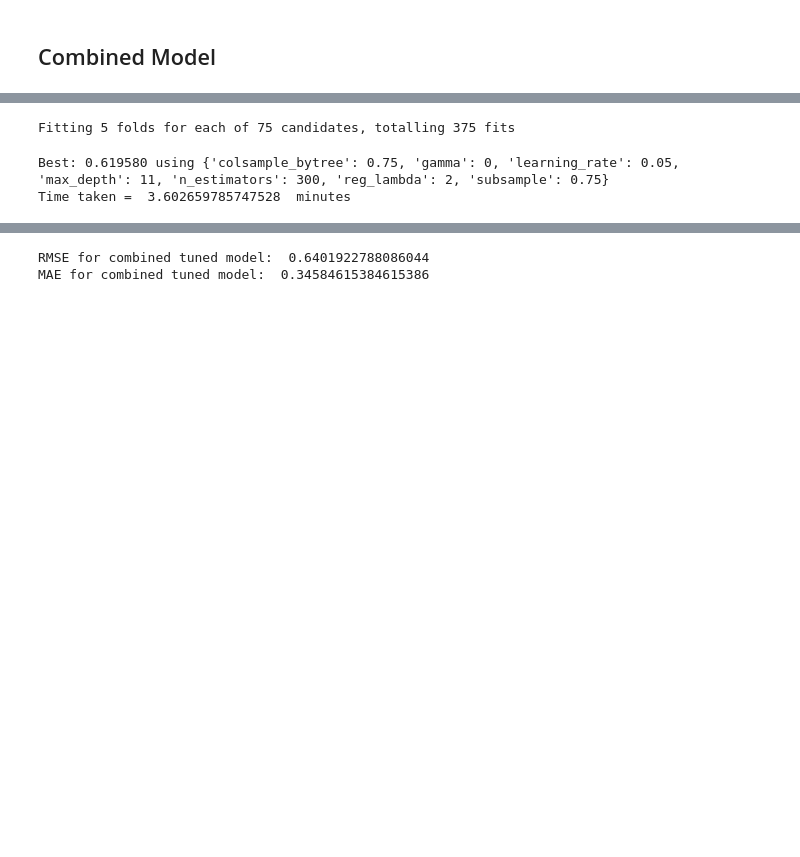
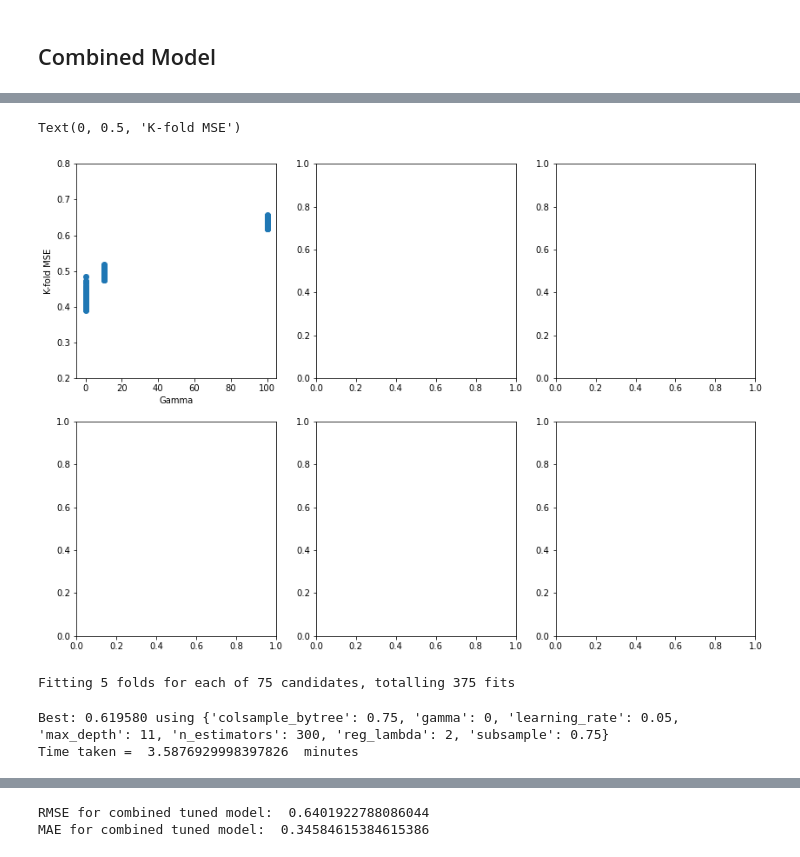
Before and after one commit to cndywu/TheYelpers2, a Jupyter notebook: keaton_model.ipynb, the cells around one changed output, grey strips where cells are left out. Drawn from its saved outputs; the diff is of its cells as text; code cells hidden in the pictures; blank space fills up the shorter version.

```diff
--- a/keaton_model.ipynb
+++ b/keaton_model.ipynb
@@ -253,3 +292,13 @@ Time taken =  5.302819335460663  minutes
+# %%
+fig, axes = plt.subplots(2,3,figsize=(14,10))
+plt.subplots_adjust(wspace=0.2)
+axes[0,0].plot(cv_results_coarse.param_gamma, -cv_results_coarse.mean_test_score, 'o')
+axes[0,0].set_ylim([0.2, 0.8])
+axes[0,0].set_xlabel('Gamma')
+axes[0,0].set_ylabel('K-fold MSE')
+# %% [output]
+Text(0, 0.5, 'K-fold MSE')
+[figure, added]
 # %%
 start_time = time.time()
 param_grid = {'max_depth': [8,9,10,11,12],
@@ -267,11 +316,11 @@ grid_search = GridSearchCV(estimator=xgb.XGBRegressor(random_state=1),
                              n_jobs=-1,
                              cv = cv,
                           scoring = 'neg_mean_squared_error')
-grid_result = grid_search.fit(combined_train_x, combined_train_y)
+grid_result_fine = grid_search.fit(combined_train_x, combined_train_y)
 
-print("Best: %f using %s" % (np.sqrt(-grid_result.best_score_), grid_result.best_params_))
+print("Best: %f using %s" % (np.sqrt(-grid_result_fine.best_score_), grid_result_fine.best_params_))
 print("Time taken = ",(time.time()-start_time)/60," minutes")
 # %% [output]
 Fitting 5 folds for each of 75 candidates, totalling 375 fits
 Best: 0.619580 using {'colsample_bytree': 0.75, 'gamma': 0, 'learning_rate': 0.05, 'max_depth': 11, 'n_estimators': 300, 'reg_lambda': 2, 'subsample': 0.75}
-Time taken =  3.602659785747528  minutes
+Time taken =  3.5876929998397826  minutes
```
Also changed, not shown: parts of 16 cells of this notebook, 1 other file.
